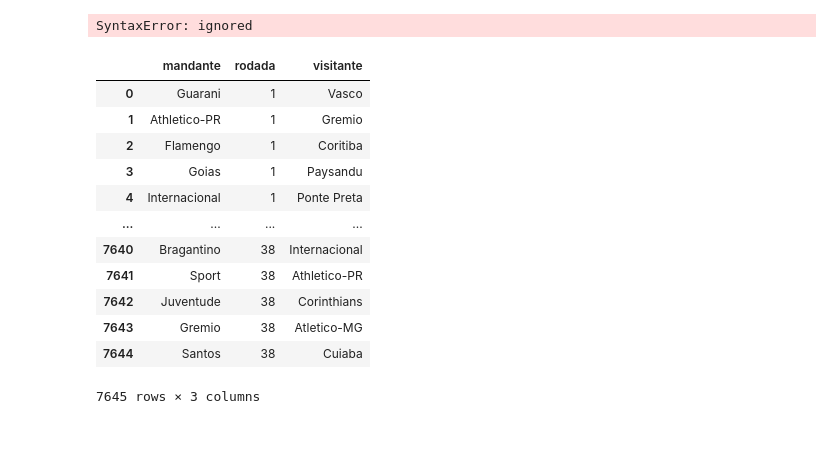
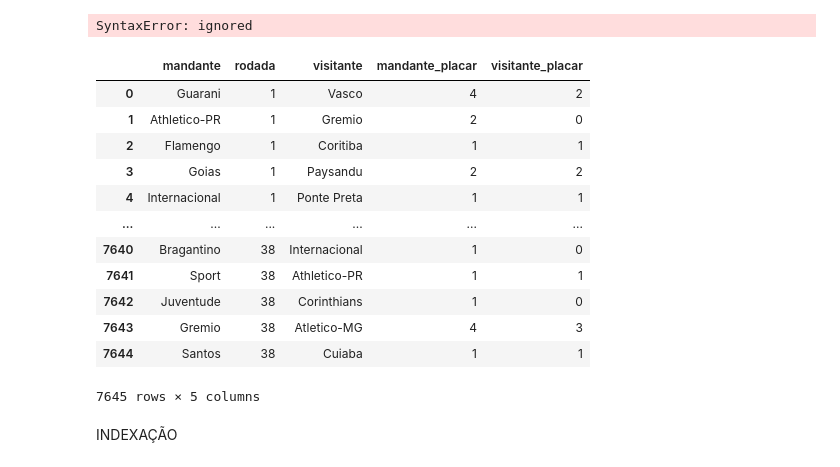
Before and after one commit to LeonardoHyppolito/Estudos, a Jupyter notebook: analise_com_pandas.ipynb, the cells around one changed output. Drawn from its saved outputs; the diff is of its cells as text; code cells hidden in the pictures; blank space fills up the shorter version.

```diff
--- a/analise_com_pandas.ipynb
+++ b/analise_com_pandas.ipynb
@@ -384,18 +384,20 @@ SyntaxError: ignored
 # Nesse caso as únicas maneiras de acessar acessar a coluna seria com colchetes e aspas ou renomeando, e substituindo "  " por " _ "
 # %%
 # selecionando mais de uma coluna: Basta adicionar um colchetes, e separa-las por virgula.
-df[["mandante", "rodada", "visitante"]]
+df[["mandante", "rodada", "visitante", "mandante_placar", "visitante_placar"]]
 # %% [output]
-|  | mandante | rodada | visitante |
-| 0 | Guarani | 1 | Vasco |
-| 1 | Athletico-PR | 1 | Gremio |
-| 2 | Flamengo | 1 | Coritiba |
-| 3 | Goias | 1 | Paysandu |
-| 4 | Internacional | 1 | Ponte Preta |
-| ... | ... | ... | ... |
-| 7640 | Bragantino | 38 | Internacional |
-| 7641 | Sport | 38 | Athletico-PR |
-| 7642 | Juventude | 38 | Corinthians |
-| 7643 | Gremio | 38 | Atletico-MG |
-| 7644 | Santos | 38 | Cuiaba |
+|  | mandante | rodada | visitante | mandante_placar | visitante_placar |
+| 0 | Guarani | 1 | Vasco | 4 | 2 |
+| 1 | Athletico-PR | 1 | Gremio | 2 | 0 |
+| 2 | Flamengo | 1 | Coritiba | 1 | 1 |
+| 3 | Goias | 1 | Paysandu | 2 | 2 |
+| 4 | Internacional | 1 | Ponte Preta | 1 | 1 |
+| ... | ... | ... | ... | ... | ... |
+| 7640 | Bragantino | 38 | Internacional | 1 | 0 |
+| 7641 | Sport | 38 | Athletico-PR | 1 | 1 |
+| 7642 | Juventude | 38 | Corinthians | 1 | 0 |
+| 7643 | Gremio | 38 | Atletico-MG | 4 | 3 |
+| 7644 | Santos | 38 | Cuiaba | 1 | 1 |
-7645 rows × 3 columns
+7645 rows × 5 columns
+# %% [markdown]
+INDEXAÇÃO
```
Also changed, not shown: parts of 41 cells of this notebook.
